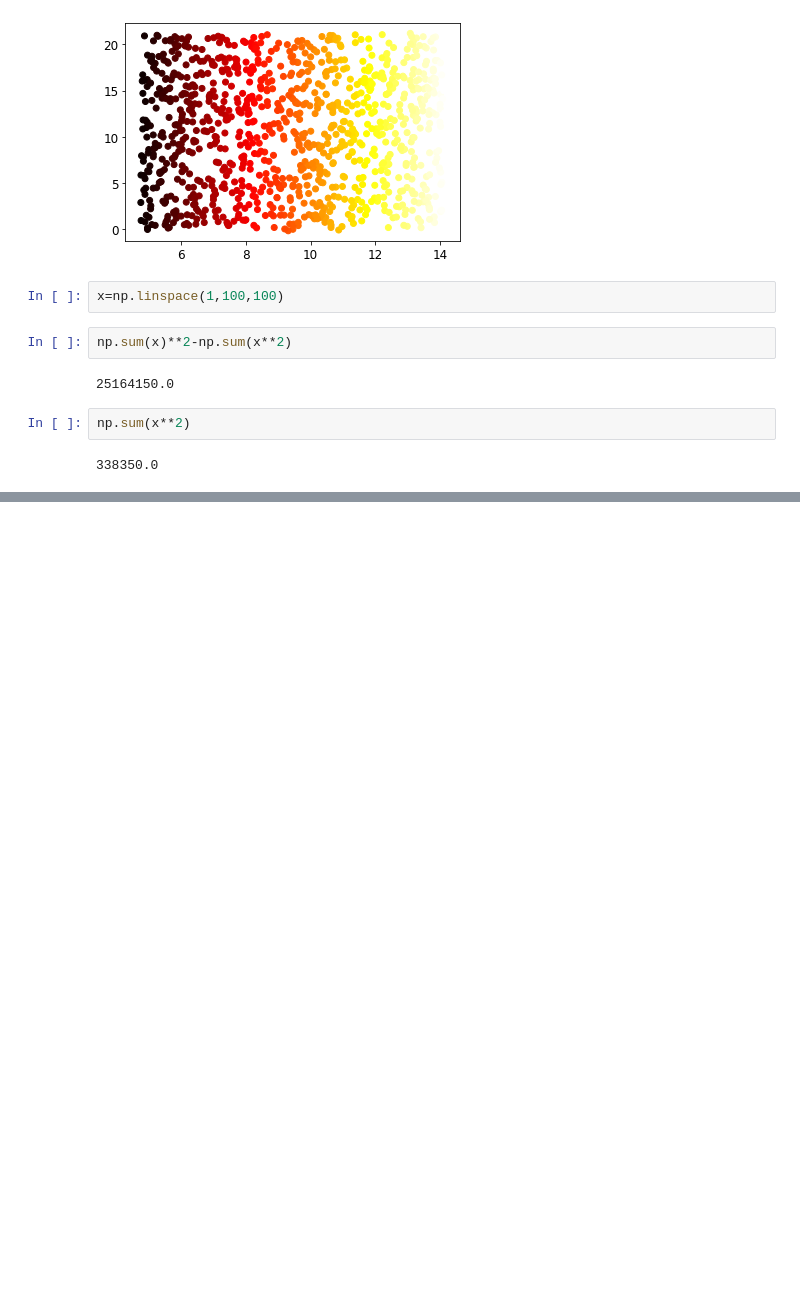
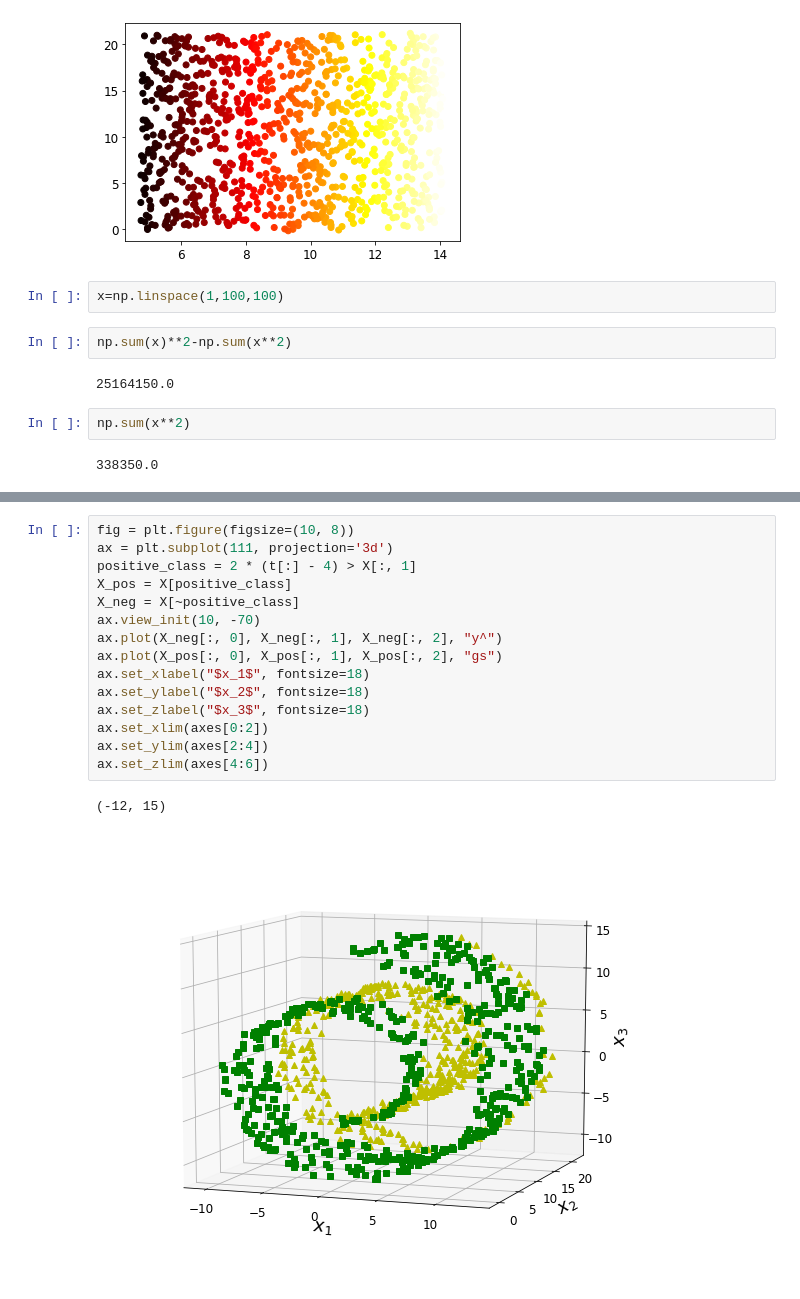
Before and after one commit to hayalaso/ML_Scikit-Learn_exercises, a Jupyter notebook: chap8/chapter8.ipynb, the cells around one changed output, grey strips where cells are left out. Cells and saved outputs as stored; diff of their text form; blank space fills up the shorter version.

```diff
--- a/chap8/chapter8.ipynb
+++ b/chap8/chapter8.ipynb
@@ -252,0 +286,18 @@ np.sum(x**2)
+# %%
+fig = plt.figure(figsize=(10, 8))
+ax = plt.subplot(111, projection='3d')
+positive_class = 2 * (t[:] - 4) > X[:, 1]
+X_pos = X[positive_class]
+X_neg = X[~positive_class]
+ax.view_init(10, -70)
+ax.plot(X_neg[:, 0], X_neg[:, 1], X_neg[:, 2], "y^")
+ax.plot(X_pos[:, 0], X_pos[:, 1], X_pos[:, 2], "gs")
+ax.set_xlabel("$x_1$", fontsize=18)
+ax.set_ylabel("$x_2$", fontsize=18)
+ax.set_zlabel("$x_3$", fontsize=18)
+ax.set_xlim(axes[0:2])
+ax.set_ylim(axes[2:4])
+ax.set_zlim(axes[4:6])
+# %% [output]
+(-12, 15)
+[figure, added]
```
Also changed, not shown: parts of 17 cells of this notebook, 5 other files.
